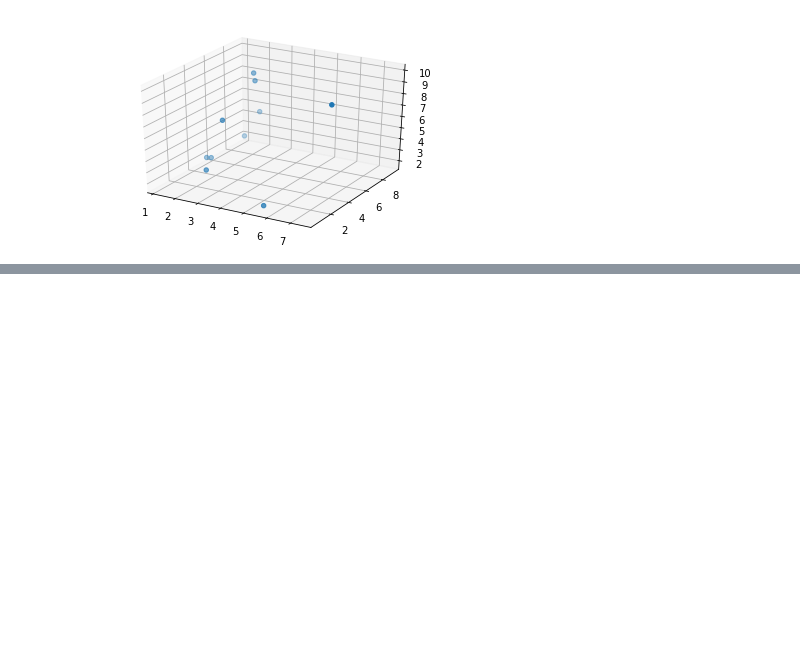
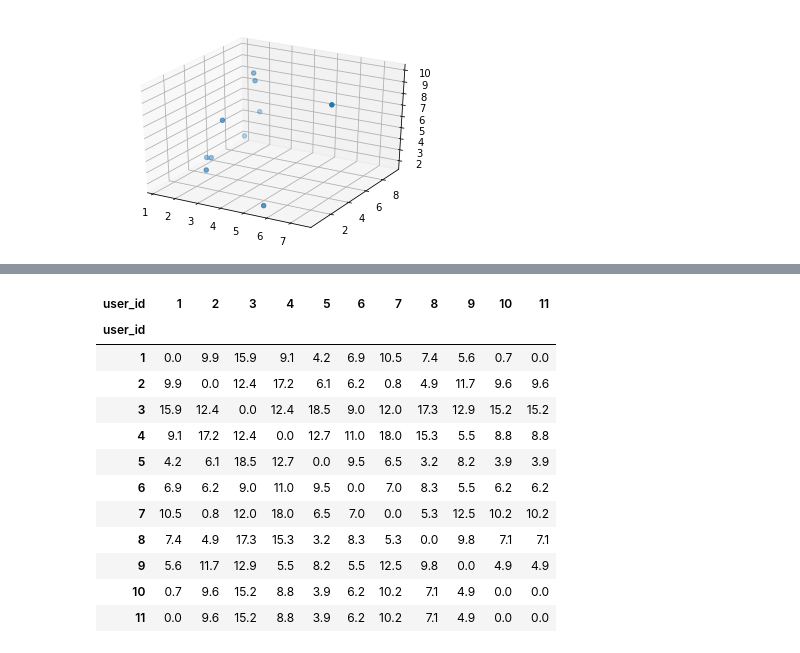
Before and after one commit to jorgealbertogomezgomez77/Work-with-Jupyter-Notebook, a Jupyter notebook: scripts/Tema 6/T6 - 1 - Distancias....ipynb, the cells around one changed output, grey strips where cells are left out. Saved outputs shown, nothing was run; the diff lists cells and outputs as text; code cells hidden in the pictures; blank space fills up the shorter version.

```diff
--- a/scripts/Tema 6/T6 - 1 - Distancias....ipynb
+++ b/scripts/Tema 6/T6 - 1 - Distancias....ipynb
@@ -89,0 +126,19 @@ ax.scatter(xs = data["star_wars"], ys = data["lord_of_the_rings"], zs = data["ha
+# %%
+for i in df.columns.values.tolist():
+    df.loc[11][i] = min(df.loc[1][i], df.loc[10][i])
+    df.loc[i][11] = min(df.loc[i][1], df.loc[i][10])
+df
+# %% [output]
+| user_id | 1 | 2 | 3 | 4 | 5 | 6 | 7 | 8 | 9 | 10 | 11 |
+| user_id |  |  |  |  |  |  |  |  |  |  |  |
+| 1 | 0.0 | 9.9 | 15.9 | 9.1 | 4.2 | 6.9 | 10.5 | 7.4 | 5.6 | 0.7 | 0.0 |
+| 2 | 9.9 | 0.0 | 12.4 | 17.2 | 6.1 | 6.2 | 0.8 | 4.9 | 11.7 | 9.6 | 9.6 |
+| 3 | 15.9 | 12.4 | 0.0 | 12.4 | 18.5 | 9.0 | 12.0 | 17.3 | 12.9 | 15.2 | 15.2 |
+| 4 | 9.1 | 17.2 | 12.4 | 0.0 | 12.7 | 11.0 | 18.0 | 15.3 | 5.5 | 8.8 | 8.8 |
+| 5 | 4.2 | 6.1 | 18.5 | 12.7 | 0.0 | 9.5 | 6.5 | 3.2 | 8.2 | 3.9 | 3.9 |
+| 6 | 6.9 | 6.2 | 9.0 | 11.0 | 9.5 | 0.0 | 7.0 | 8.3 | 5.5 | 6.2 | 6.2 |
+| 7 | 10.5 | 0.8 | 12.0 | 18.0 | 6.5 | 7.0 | 0.0 | 5.3 | 12.5 | 10.2 | 10.2 |
+| 8 | 7.4 | 4.9 | 17.3 | 15.3 | 3.2 | 8.3 | 5.3 | 0.0 | 9.8 | 7.1 | 7.1 |
+| 9 | 5.6 | 11.7 | 12.9 | 5.5 | 8.2 | 5.5 | 12.5 | 9.8 | 0.0 | 4.9 | 4.9 |
+| 10 | 0.7 | 9.6 | 15.2 | 8.8 | 3.9 | 6.2 | 10.2 | 7.1 | 4.9 | 0.0 | 0.0 |
+| 11 | 0.0 | 9.6 | 15.2 | 8.8 | 3.9 | 6.2 | 10.2 | 7.1 | 4.9 | 0.0 | 0.0 |
```
Also changed, not shown: parts of 14 cells of this notebook.
